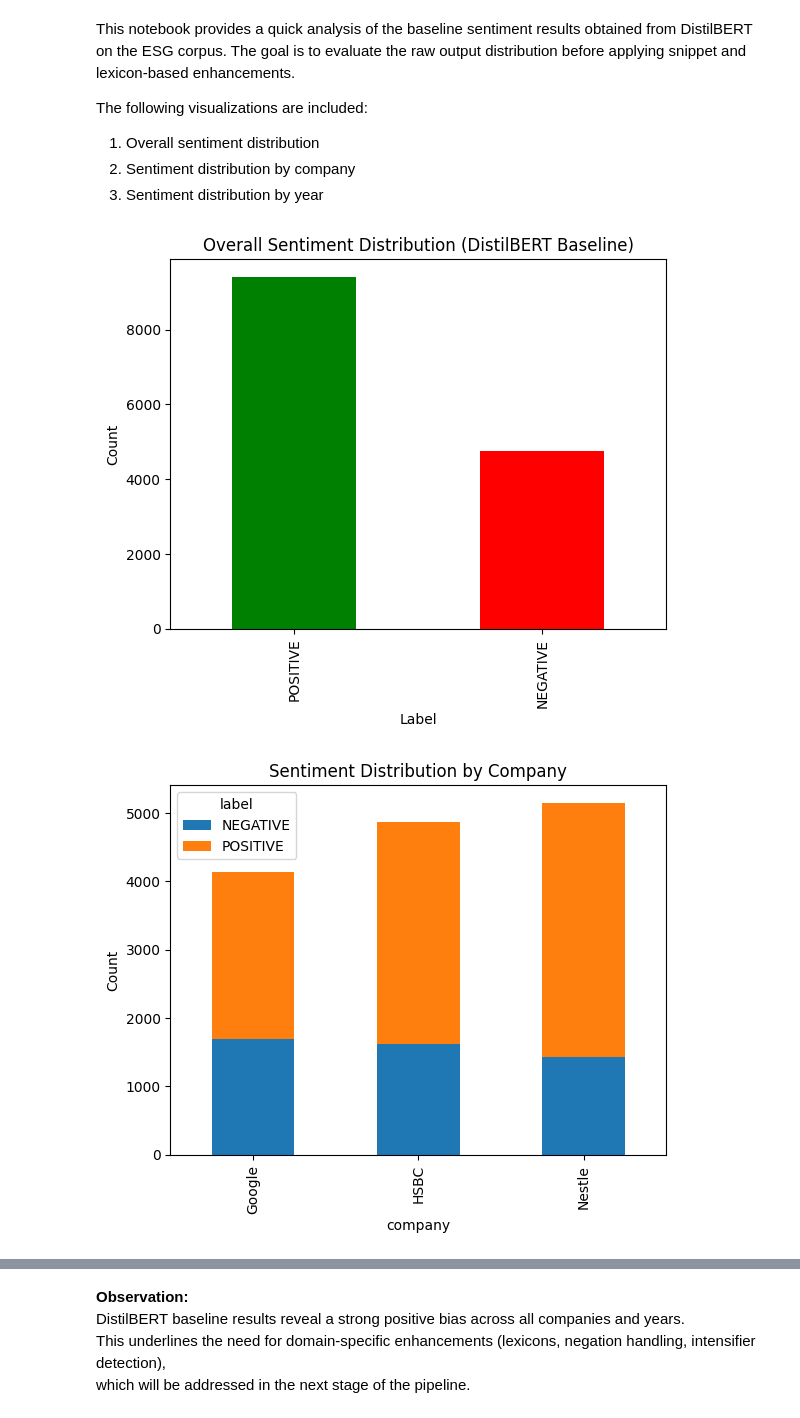
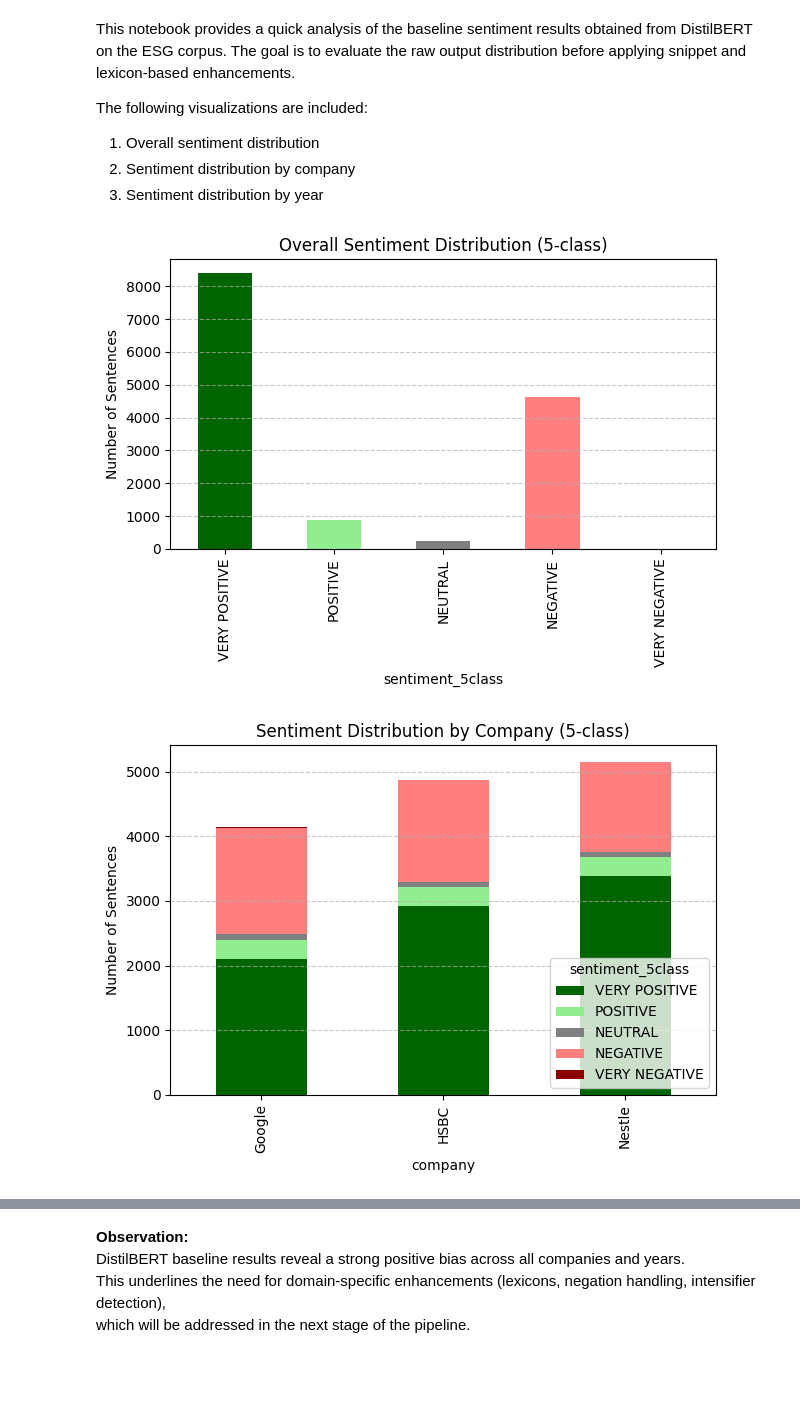
Before and after one commit to erenbg1/hybrid-esg-sentiment, a Jupyter notebook: notebooks/03a_baseline_analysis.ipynb, the cells around one changed output, grey strips where cells are left out. Saved outputs shown, nothing was run; the diff lists cells and outputs as text; code cells hidden in the pictures; blank space fills up the shorter version.

Commit message:
Updated pipeline with 5-class mapping, improved charts (colors, grid, labels), and hybrid fusion scoring

```diff
--- a/notebooks/03a_baseline_analysis.ipynb
+++ b/notebooks/03a_baseline_analysis.ipynb
@@ -10,45 +10,51 @@ The following visualizations are included:
 2. Sentiment distribution by company
 3. Sentiment distribution by year
 # %%
-# Load baseline predictions CSV
-# This file was generated by 03_baseline_distilbert.ipynb
-
 import pandas as pd
 import matplotlib.pyplot as plt
 
-# Load baseline results
-df = pd.read_csv("../data/processed/distilbert_baseline.csv")
+# Load the 5-class dataset
+df = pd.read_csv("../data/processed/distilbert_baseline_5class.csv")
 
-# 1. Overall label distribution
-# Plot overall distribution of sentiment labels across the entire corpus
-# This highlights the strong positive bias of the baseline model
-label_counts = df["label"].value_counts()
-label_counts.plot(kind="bar", color=["green", "red"])
-plt.title("Overall Sentiment Distribution (DistilBERT Baseline)")
-plt.xlabel("Label")
-plt.ylabel("Count")
-plt.savefig("../images/baseline_overall.png", dpi=300, bbox_inches="tight")
+# Class order and color palette
+class_order = ["VERY POSITIVE", "POSITIVE", "NEUTRAL", "NEGATIVE", "VERY NEGATIVE"]
+colors = {
+    "VERY POSITIVE": "#006400",    # dark green
+    "POSITIVE": "#90EE90",         # light green
+    "NEUTRAL": "#808080",          # grey
+    "NEGATIVE": "#FF7F7F",         # light red
+    "VERY NEGATIVE": "#8B0000"     # dark red
+}
+
+# 1) Overall distribution
+counts = df['sentiment_5class'].value_counts().reindex(class_order)
+counts.plot(kind="bar", color=[colors[c] for c in class_order])
+plt.title("Overall Sentiment Distribution (5-class)")
+plt.ylabel("Number of Sentences")
+plt.grid(True, axis="y", linestyle="--", alpha=0.7)
+plt.tight_layout()
+plt.savefig("../images/overall_distribution.png", dpi=300)
 plt.show()
 
-# 2. Company-level distribution
-# Plot distribution per company (Google, HSBC, Nestlé)
-# Useful for comparing reporting style differences across firms
-company_dist = df.groupby(["company", "label"]).size().unstack(fill_value=0)
-company_dist.plot(kind="bar", stacked=True)
-plt.title("Sentiment Distribution by Company")
-plt.ylabel("Count")
-plt.savefig("../images/baseline_company.png", dpi=300, bbox_inches="tight")
+# 2) Company-level distribution
+company_counts = df.groupby("company")['sentiment_5class'].value_counts().unstack().reindex(columns=class_order)
+company_counts.plot(kind="bar", stacked=True, color=[colors[c] for c in class_order])
+plt.title("Sentiment Distribution by Company (5-class)")
+plt.ylabel("Number of Sentences")
+plt.grid(True, axis="y", linestyle="--", alpha=0.7)
+plt.tight_layout()
+plt.savefig("../images/company_distribution.png", dpi=300)
 plt.show()
 
-# 3. Year-level distribution
-# Plot distribution per year (2022-2024)
-# Useful for observing temporal trends
-year_dist = df.groupby(["year", "label"]).size().unstack(fill_value=0)
-year_dist.plot(kind="bar", stacked=True)
-plt.title("Sentiment Distribution by Year")
-plt.ylabel("Count")
-plt.savefig("../images/baseline_year.png", dpi=300, bbox_inches="tight")
+# 3) Year-level distribution
+year_counts = df.groupby("year")['sentiment_5class'].value_counts().unstack().reindex(columns=class_order)
+year_counts.plot(kind="bar", stacked=True, color=[colors[c] for c in class_order])
+plt.title("Sentiment Distribution by Year (5-class)")
+plt.ylabel("Number of Sentences")
+plt.grid(True, axis="y", linestyle="--", alpha=0.7)
+plt.tight_layout()
+plt.savefig("../images/year_distribution.png", dpi=300)
 plt.show()
 # %% [output]
-[figure, old version]
+[figure, new version]
-[figure, old version]
+[figure, new version]
```
Also changed, not shown: parts of 1 cell of this notebook, 23 other files.
